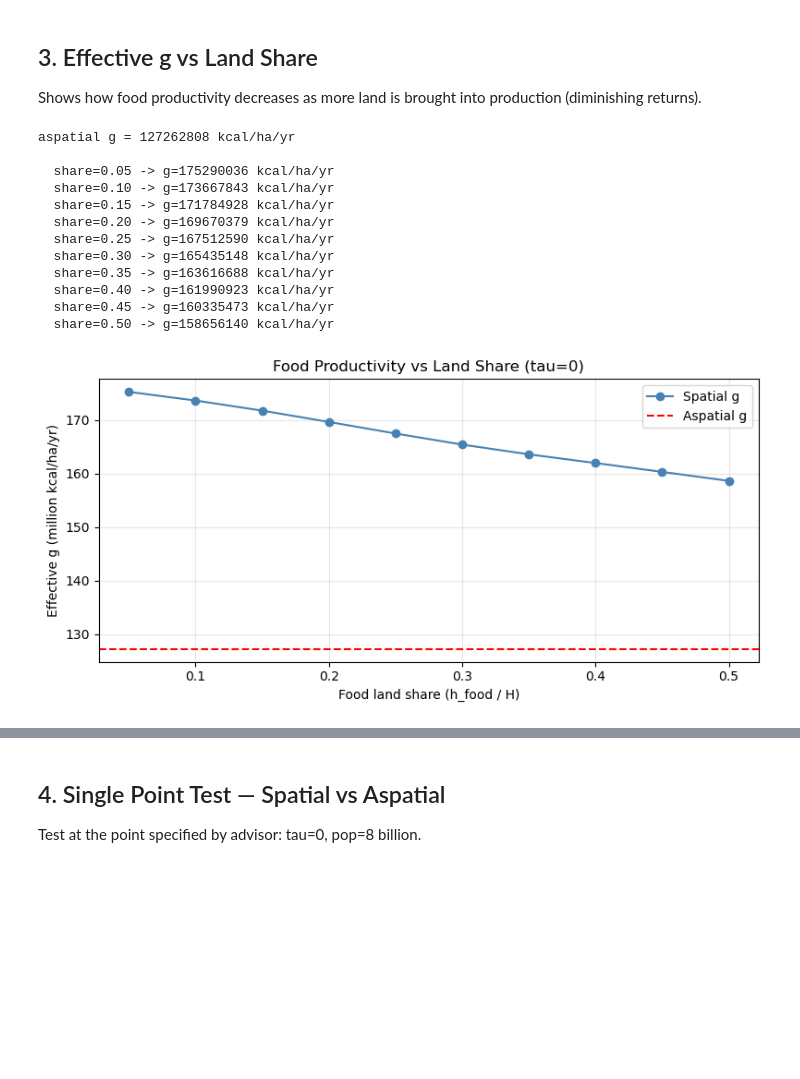
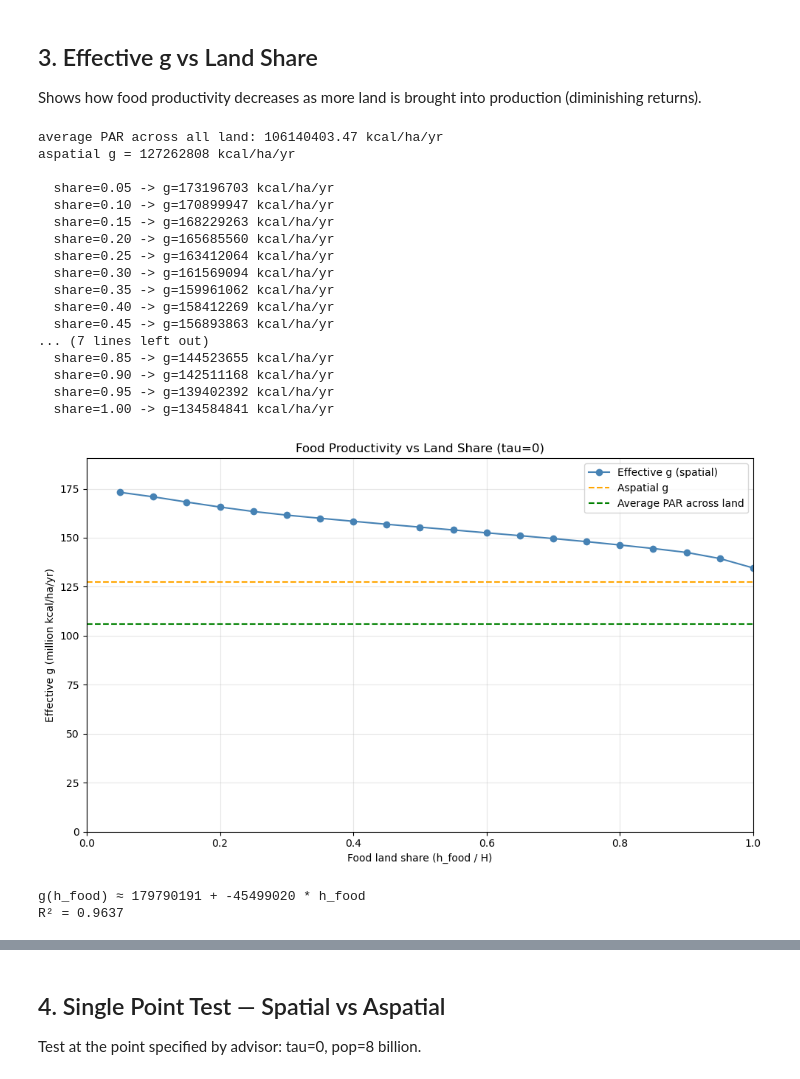
Before and after one commit to evasbenson/ECC_model, a Jupyter notebook: ecc_analysis.ipynb, the cells around one changed output, grey strips where cells are left out. Cells and saved outputs as stored; diff of their text form; code cells hidden in the pictures; blank space fills up the shorter version.

Commit message:
Fixing visuals

```diff
--- a/ecc_analysis.ipynb
+++ b/ecc_analysis.ipynb
@@ -30,6 +30,9 @@ imports ok
 # %% [markdown]
 ## 2. Load Spatial Data
 # %%
+PAR_grid, area, farmedPct, eimat, is_land = load_spatial_data()
+area_ha = area / 10000
+
 ei_mean = np.mean(eimat, axis=2)
 is_land = (ei_mean > 0) & (farmedPct > 0)
 print(f'farmable land cells: {is_land.sum()} of {180*360}')
@@ -56,41 +59,70 @@ Shows how food productivity decreases as more land is brought into production (d
 # %%
 tau = 0.0
 kcal_per_ha, _ = get_kcal_per_ha(PAR_grid, eimat, area, tau)
+
+# average PAR across whole land area
+avg_par = np.nansum(kcal_per_ha * area) / np.nansum(area)
+print(f'average PAR across all land: {avg_par:.2f} kcal/ha/yr')
 
 # aspatial reference
 conversion = tau * (0.123 - 0.123/2.5) + 0.123/2.5
 harvest    = 1 - (tau * (0 - 0.5) + 0.5)
 g_aspatial = 2164.5 * 239.006 * 10000 * harvest * conversion
 
-shares = np.arange(0.05, 0.55, 0.05)
+# full range 0 to 1
+shares   = np.arange(0.05, 1.05, 0.05)
 g_values = [compute_effective_g(kcal_per_ha, area_ha, farmedPct, s, is_land) for s in shares]
 
 print(f'aspatial g = {g_aspatial:.0f} kcal/ha/yr')
 print()
 for s, g in zip(shares, g_values):
     print(f'  share={s:.2f} -> g={g:.0f} kcal/ha/yr')
 
-plt.figure(figsize=(8, 4))
-plt.plot(shares, [g/1e6 for g in g_values], 'o-', color='steelblue', label='Spatial g')
-plt.axhline(g_aspatial/1e6, color='red', linestyle='--', label='Aspatial g')
+plt.figure(figsize=(10, 6))
+plt.axis([0, 1, 0, max(g_values) * 1.1 / 1e6])
+plt.plot(shares, np.array(g_values) / 1e6, 'o-', color='steelblue', label='Effective g (spatial)')
+plt.axhline(g_aspatial / 1e6, color='orange', linestyle='--', label='Aspatial g')
+plt.axhline(avg_par / 1e6,    color='green',  linestyle='--', label='Average PAR across land')
 plt.xlabel('Food land share (h_food / H)')
 plt.ylabel('Effective g (million kcal/ha/yr)')
 plt.title('Food Productivity vs Land Share (tau=0)')
 plt.legend()
 plt.grid(True, alpha=0.3)
 plt.tight_layout()
+plt.savefig('effective_g_vs_share.png', dpi=150, bbox_inches='tight')
 plt.show()
 # %% [output]
+average PAR across all land: 106140403.47 kcal/ha/yr
 aspatial g = 127262808 kcal/ha/yr
 
-  share=0.05 -> g=175290036 kcal/ha/yr
-  share=0.10 -> g=173667843 kcal/ha/yr
-  share=0.15 -> g=171784928 kcal/ha/yr
-  share=0.20 -> g=169670379 kcal/ha/yr
-  share=0.25 -> g=167512590 kcal/ha/yr
-  share=0.30 -> g=165435148 kcal/ha/yr
-  share=0.35 -> g=163616688 kcal/ha/yr
-  share=0.40 -> g=161990923 kcal/ha/yr
-  share=0.45 -> g=160335473 kcal/ha/yr
-  share=0.50 -> g=158656140 kcal/ha/yr
+  share=0.05 -> g=173196703 kcal/ha/yr
+  share=0.10 -> g=170899947 kcal/ha/yr
+  share=0.15 -> g=168229263 kcal/ha/yr
+  share=0.20 -> g=165685560 kcal/ha/yr
+  share=0.25 -> g=163412064 kcal/ha/yr
+  share=0.30 -> g=161569094 kcal/ha/yr
+  share=0.35 -> g=159961062 kcal/ha/yr
+  share=0.40 -> g=158412269 kcal/ha/yr
+  share=0.45 -> g=156893863 kcal/ha/yr
+... (7 lines left out)
+  share=0.85 -> g=144523655 kcal/ha/yr
+  share=0.90 -> g=142511168 kcal/ha/yr
+  share=0.95 -> g=139402392 kcal/ha/yr
+  share=1.00 -> g=134584841 kcal/ha/yr
-[figure, old version]
+[figure, new version]
+# %%
+# fit linear relationship from the g vs share curve
+from numpy.polynomial import polynomial as P
+
+shares_fit = np.arange(0.05, 1.05, 0.05)
+g_fit      = [compute_effective_g(kcal_per_ha, area_ha, farmedPct, s, is_land)
+              for s in shares_fit]
+
+# fit linear model
+coeffs = np.polyfit(shares_fit, g_fit, 1)  # slope, intercept
+slope, intercept = coeffs
+print(f'g(h_food) ≈ {intercept:.0f} + {slope:.0f} * h_food')
+print(f'R² = {np.corrcoef(shares_fit, g_fit)[0,1]**2:.4f}')
+# %% [output]
+g(h_food) ≈ 179790191 + -45499020 * h_food
+R² = 0.9637
```
Also changed, not shown: parts of 17 cells of this notebook, 13 other files.
